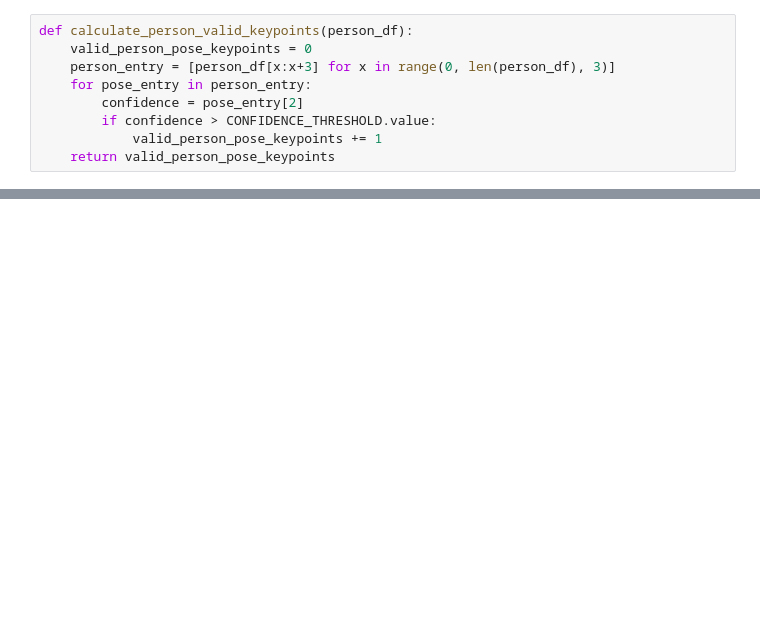
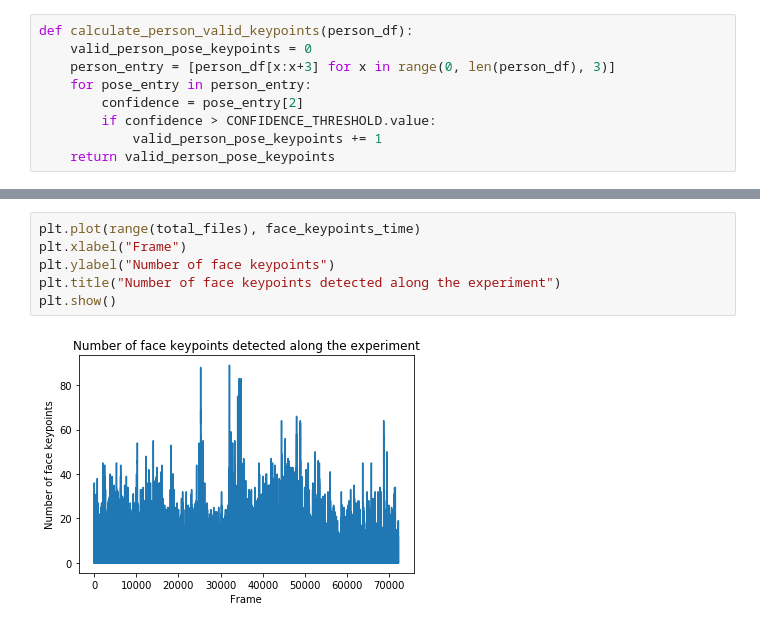
Before and after one commit to fraza0/nonverbal_communication_analysis, a Jupyter notebook: nonverbal_communication_analysis/_StatisticalAnalysis/openpose_raw_stats.ipynb, the cells around one changed output, grey strips where cells are left out. Drawn from its saved outputs; the diff is of its cells as text; blank space fills up the shorter version.

```diff
--- a/nonverbal_communication_analysis/_StatisticalAnalysis/openpose_raw_stats.ipynb
+++ b/nonverbal_communication_analysis/_StatisticalAnalysis/openpose_raw_stats.ipynb
@@ -114,0 +118,8 @@ Wall time: 39 ms
+# %%
+plt.plot(range(total_files), face_keypoints_time)
+plt.xlabel("Frame")
+plt.ylabel("Number of face keypoints")
+plt.title("Number of face keypoints detected along the experiment")
+plt.show()
+# %% [output]
+[figure, added]
```
Also changed, not shown: parts of 14 cells of this notebook, 1 other file.
